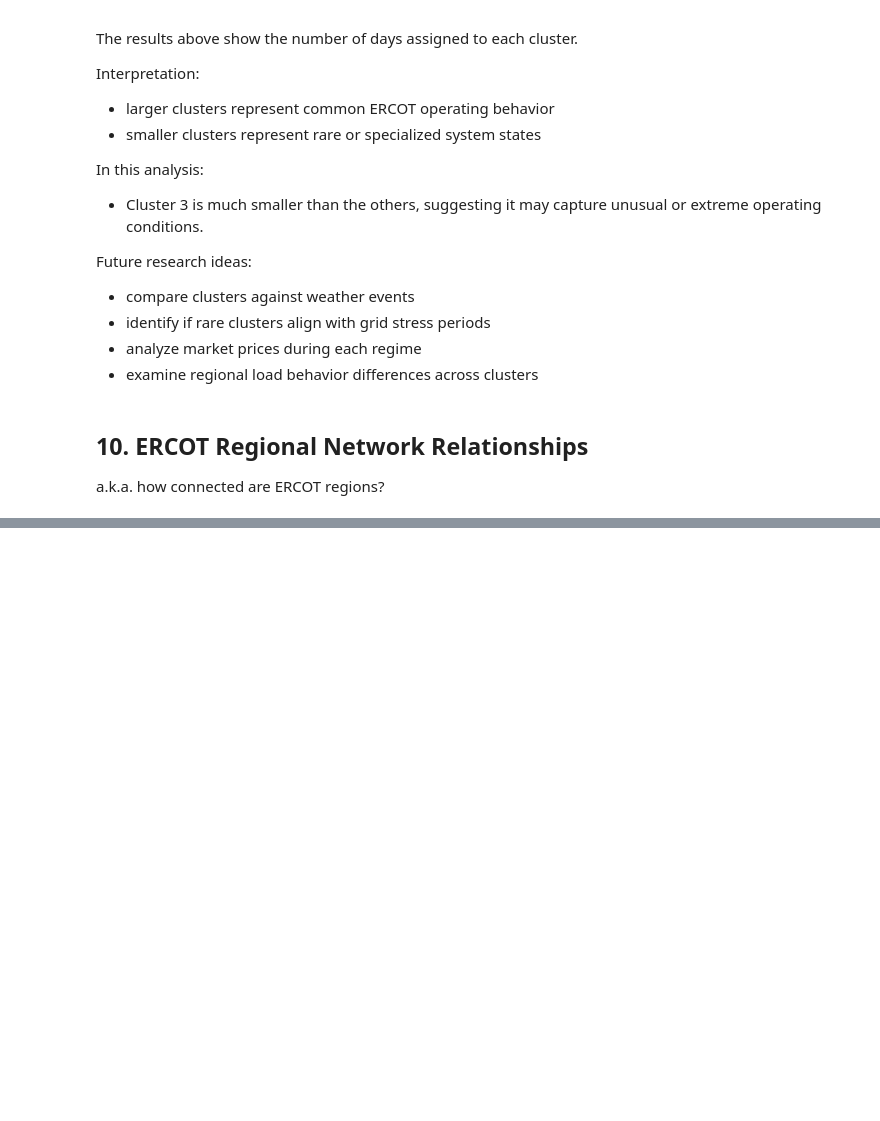
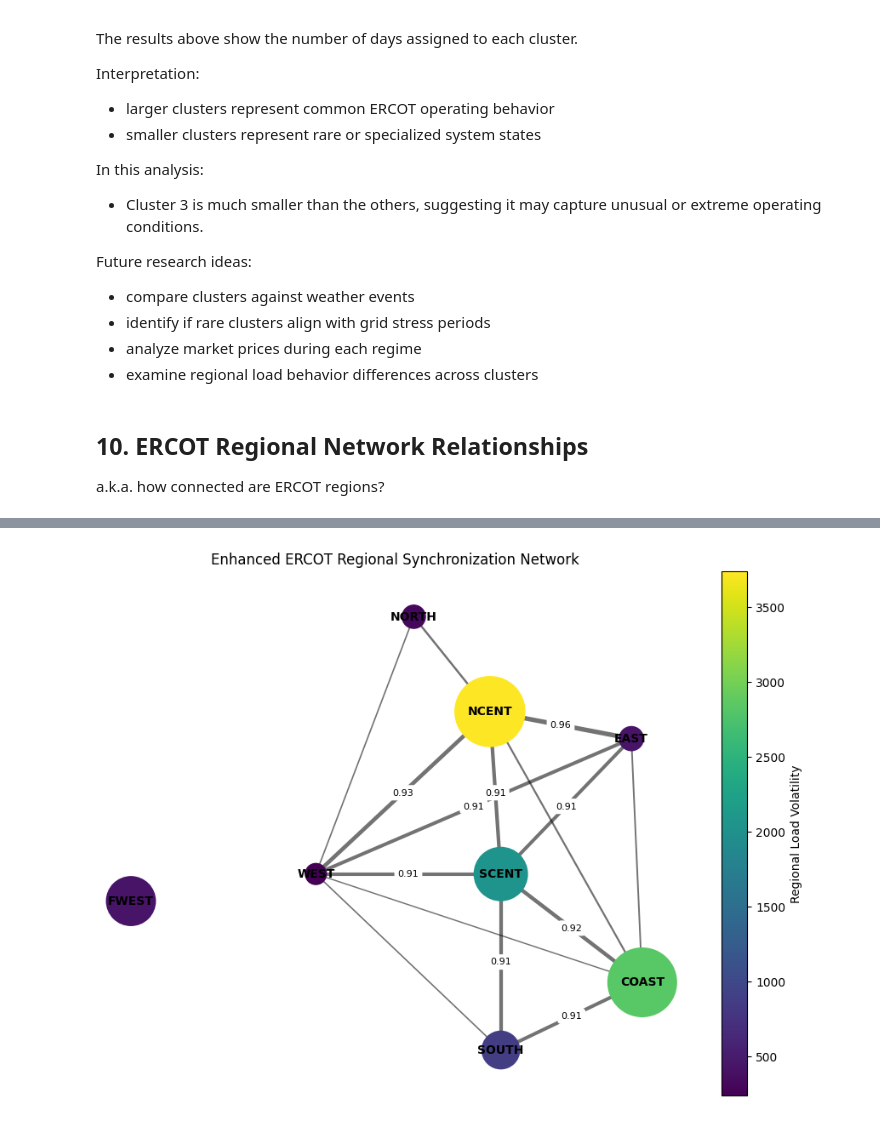
Before and after one commit to lessleyH/energy-reliability-systems-, a Jupyter notebook: ERCOT_2025_exploration.ipynb, the cells around one changed output, grey strips where cells are left out. Drawn from its saved outputs; the diff is of its cells as text; code cells hidden in the pictures; blank space fills up the shorter version.

```diff
--- a/ERCOT_2025_exploration.ipynb
+++ b/ERCOT_2025_exploration.ipynb
@@ -1130,0 +1318,99 @@ Future research ideas:
+# %%
+# 10.3 Enhanced ERCOT Regional Network
+
+import networkx as nx
+import matplotlib.pyplot as plt
+import numpy as np
+
+regions = [
+    'COAST', 'EAST', 'FWEST', 'NORTH',
+    'NCENT', 'SOUTH', 'SCENT', 'WEST'
+]
+
+regional_data = merged[regions]
+regional_corr = regional_data.corr()
+
+# Approximate Texas-like ERCOT weather-zone positions
+ercot_pos = {
+    'FWEST': (-3.2, 0.0),
+    'WEST': (-1.5, 0.2),
+    'NORTH': (-0.6, 2.1),
+    'NCENT': (0.1, 1.4),
+    'EAST': (1.4, 1.2),
+    'SCENT': (0.2, 0.2),
+    'SOUTH': (0.2, -1.1),
+    'COAST': (1.5, -0.6)
+}
+
+# Build graph
+threshold = 0.80
+G = nx.Graph()
+
+for region in regions:
+    G.add_node(region)
+
+for i in regions:
+    for j in regions:
+        if i < j:
+            corr = regional_corr.loc[i, j]
+            if corr >= threshold:
+                G.add_edge(i, j, weight=corr)
+
+# Node size = average load
+avg_load = regional_data.mean()
+node_sizes = [avg_load[node] / avg_load.max() * 3500 for node in G.nodes()]
+
+# Node color = volatility
+volatility = regional_data.std()
+node_colors = [volatility[node] for node in G.nodes()]
+
+# Edge width = correlation strength
+edge_widths = [
+    (G[u][v]['weight'] - threshold) * 18 + 1
+    for u, v in G.edges()
+]
+
+plt.figure(figsize=(11, 8))
+
+nodes = nx.draw_networkx_nodes(
+    G,
+    ercot_pos,
+    node_size=node_sizes,
+    node_color=node_colors,
+    cmap='viridis'
+)
+
+nx.draw_networkx_labels(
+    G,
+    ercot_pos,
+    font_size=10,
+    font_weight='bold'
+)
+
+nx.draw_networkx_edges(
+    G,
+    ercot_pos,
+    width=edge_widths,
+    alpha=0.55
+)
+
+edge_labels = {
+    (u, v): f"{G[u][v]['weight']:.2f}"
+    for u, v in G.edges()
+    if G[u][v]['weight'] >= 0.90
+}
+
+nx.draw_networkx_edge_labels(
+    G,
+    ercot_pos,
+    edge_labels=edge_labels,
+    font_size=8,
+    rotate=False
+)
+
+plt.colorbar(nodes, label='Regional Load Volatility')
+plt.title('Enhanced ERCOT Regional Synchronization Network')
+plt.axis('off')
+plt.show()
+# %% [output]
+[figure, added]
```
Also changed, not shown: parts of 9 cells of this notebook.
